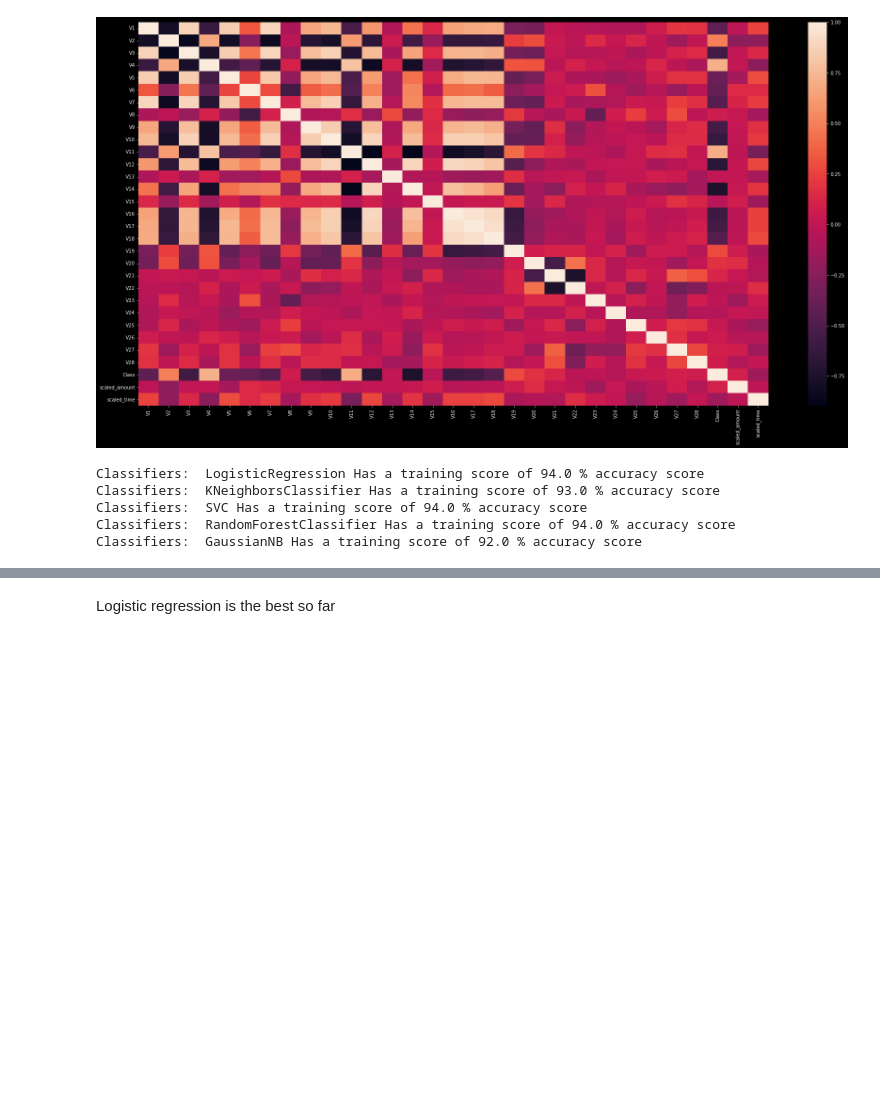
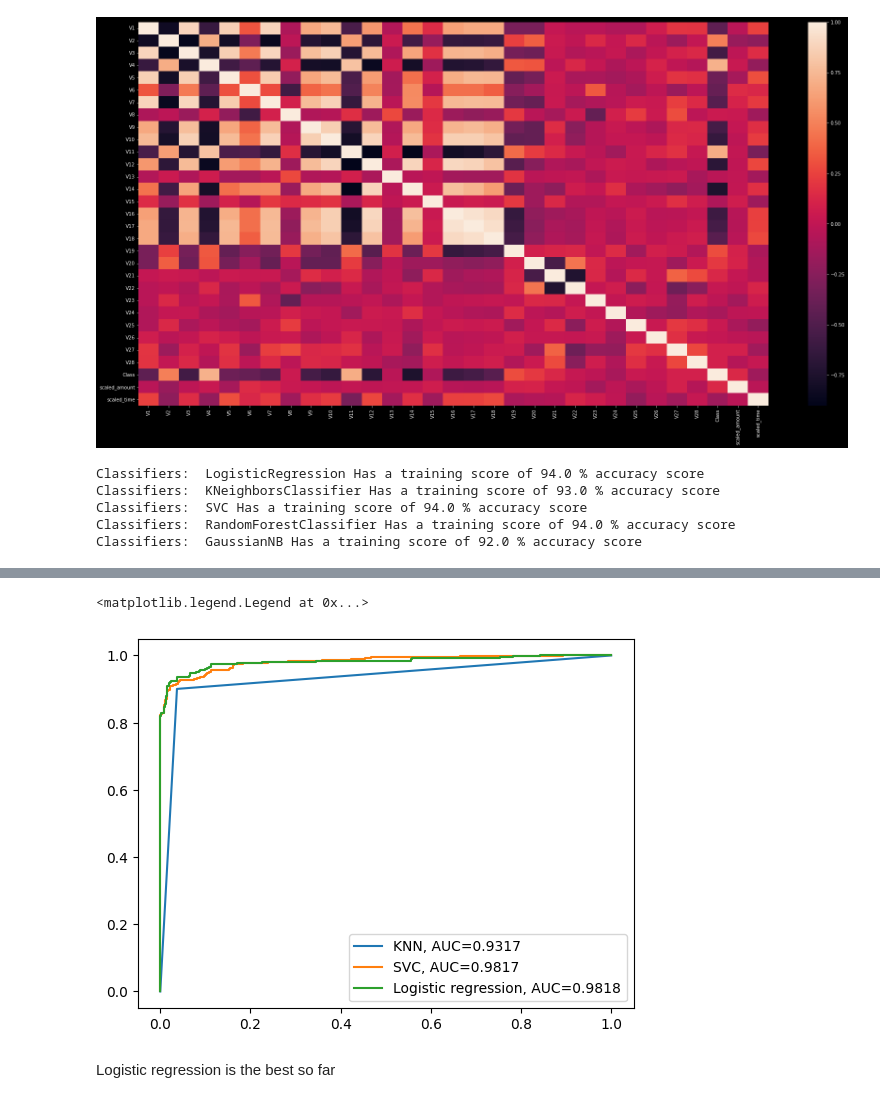
Before and after one commit to DjSPIT/ML-Minors-Github, a Jupyter notebook: ISE 2 - Credit Card Fraud Detection/ISE2_Credit_Card_Fraud_Detection.ipynb, the cells around one changed output, grey strips where cells are left out. Cells and saved outputs as stored; diff of their text form; code cells hidden in the pictures; blank space fills up the shorter version.

```diff
--- a/ISE 2 - Credit Card Fraud Detection/ISE2_Credit_Card_Fraud_Detection.ipynb
+++ b/ISE 2 - Credit Card Fraud Detection/ISE2_Credit_Card_Fraud_Detection.ipynb
@@ -238,3 +222,26 @@ Support Vector Classifier:  0.9827354405015837
+# %%
+from sklearn import metrics
+import numpy as np
+import matplotlib.pyplot as plt
+
+plt.style.use(['default'])
+fpr, tpr, _ = metrics.roc_curve(y_train, knears_pred)
+auc = round(metrics.roc_auc_score(y_train, knears_pred), 4)
+plt.plot(fpr,tpr,label="KNN, AUC="+str(auc))
+
+
+fpr, tpr, _ = metrics.roc_curve(y_train, svc_pred)
+auc = round(metrics.roc_auc_score(y_train, svc_pred), 4)
+plt.plot(fpr,tpr,label="SVC, AUC="+str(auc))
+
+fpr, tpr, _ = metrics.roc_curve(y_train, log_reg_pred)
+auc = round(metrics.roc_auc_score(y_train, log_reg_pred), 4)
+plt.plot(fpr,tpr,label="Logistic regression, AUC="+str(auc))
+
+plt.legend()
+# %% [output]
+<matplotlib.legend.Legend at 0x...>
+[figure, added]
 # %% [markdown]
 Logistic regression is the best so far
 # %%
```
Also changed, not shown: parts of 10 cells of this notebook.
